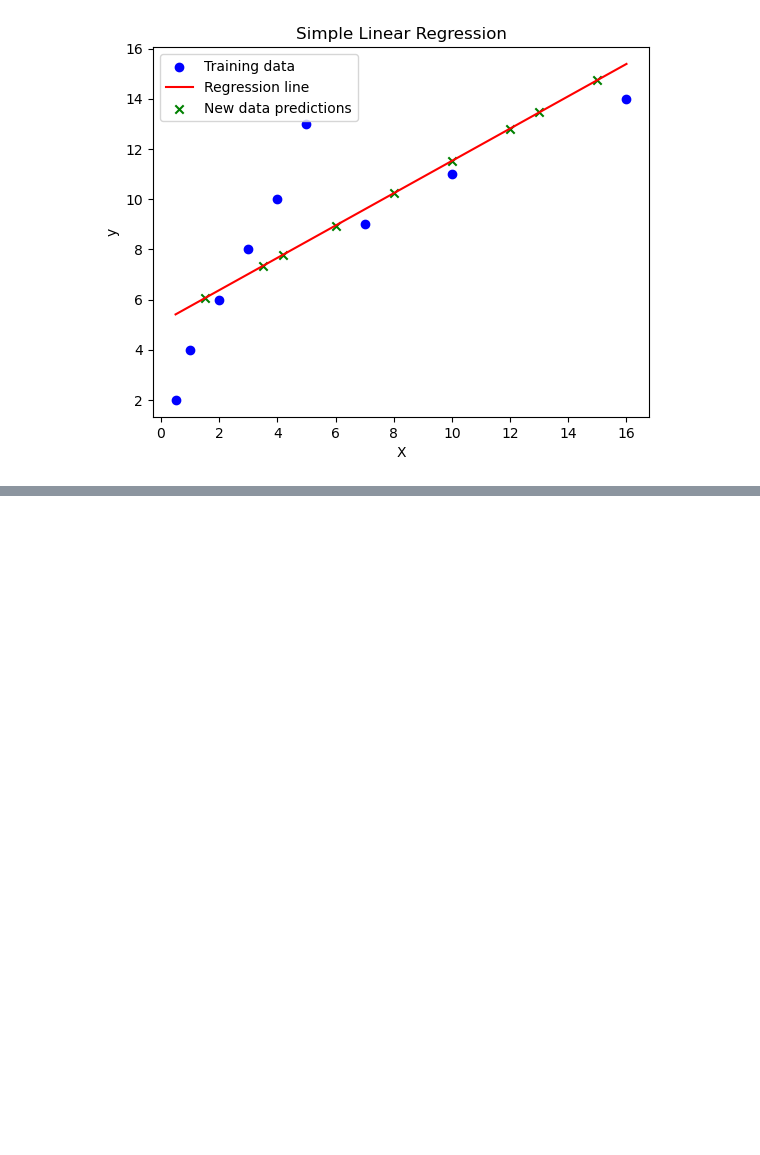
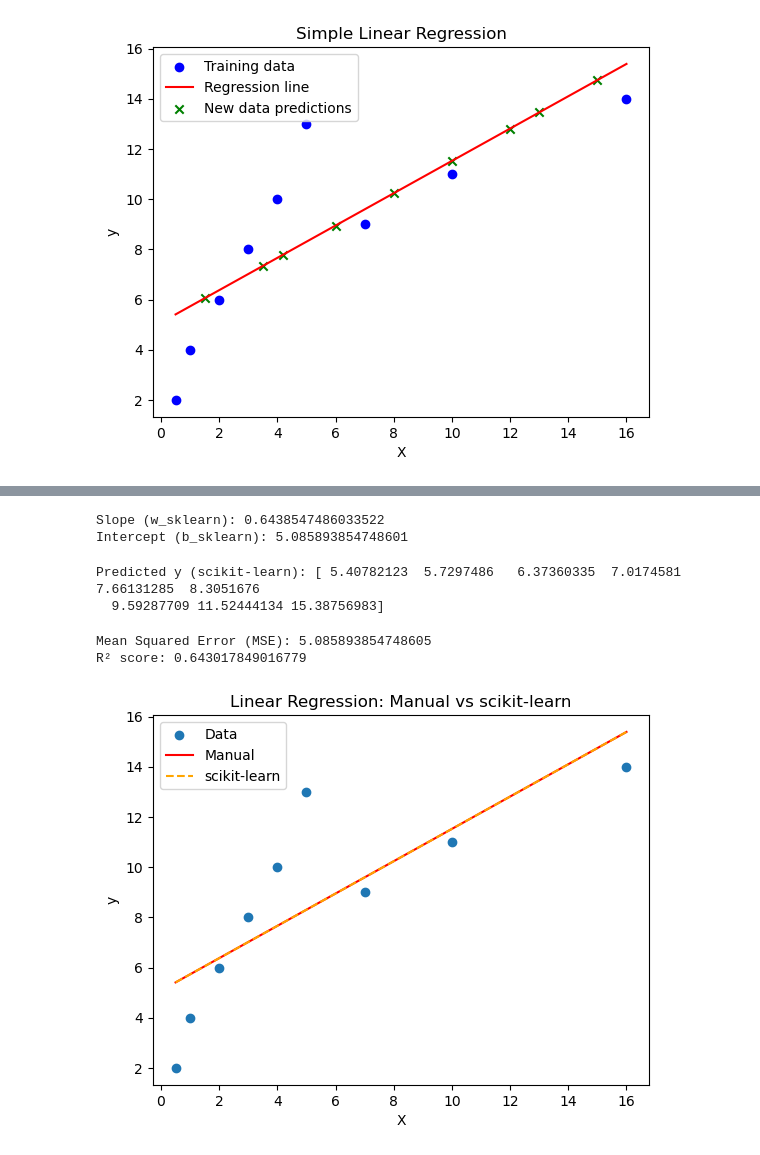
Before and after one commit to IsReda/Machine-Learning-Projects, a Jupyter notebook: 01_Linearregression/simple_linear_regression.ipynb, the cells around one changed output, grey strips where cells are left out. Saved outputs shown, nothing was run; the diff lists cells and outputs as text; code cells hidden in the pictures; blank space fills up the shorter version.

Commit message:
Add closed-form linear regression and scikit-learn comparison

```diff
--- a/01_Linearregression/simple_linear_regression.ipynb
+++ b/01_Linearregression/simple_linear_regression.ipynb
@@ -102,0 +132,62 @@ plt.show()
+# %%
+# 1. Prepare the dataset in the format required by scikit-learn.
+import numpy as np
+
+# Assume X_train and y_train are your original lists
+X_train_2d = np.array(X_train).reshape(-1, 1)  # convert to 2D array (n_samples, 1 feature)
+y_train_arr = np.array(y_train)                # convert to numpy array (1D)
+# %%
+# 2. Fit a `LinearRegression` model on the training data.
+from sklearn.linear_model import LinearRegression  # Import LinearRegression class from scikit-learn
+
+model = LinearRegression()  # Create a LinearRegression model object
+
+model.fit(X_train_2d, y_train_arr)  # Fit the model to the training data (X: 2D array, y: target values)
+# %%
+# 3. Extract the learned slope and intercept from the model.
+w_sklearn = model.coef_[0]      # Extract the slope (coefficient) from the fitted model
+b_sklearn = model.intercept_    # Extract the intercept from the fitted model
+
+print("Slope (w_sklearn):", w_sklearn)  # Print the slope
+print("Intercept (b_sklearn):", b_sklearn)  # Print the intercept
+# %% [output]
+Slope (w_sklearn): 0.6438547486033522
+Intercept (b_sklearn): 5.085893854748601
+# %%
+
+# 4. Use the model to make predictions.
+# Predict y values for the training set using the fitted model
+y_pred_sklearn = model.predict(X_train_2d)  # Returns an array of predicted y values
+
+# Print the predictions
+print("Predicted y (scikit-learn):", y_pred_sklearn)
+# %% [output]
+Predicted y (scikit-learn): [ 5.40782123  5.7297486   6.37360335  7.0174581   7.66131285  8.3051676
+  9.59287709 11.52444134 15.38756983]
+# %%
+# 5. Evaluate the model using metrics such as Mean Squared Error (MSE) and R².
+from sklearn.metrics import mean_squared_error, r2_score
+# Compute evaluation metrics
+mse = mean_squared_error(y_train_arr, y_pred_sklearn)  # Mean Squared Error
+r2 = r2_score(y_train_arr, y_pred_sklearn)            # R² score
+
+print("Mean Squared Error (MSE):", mse)
+print("R² score:", r2)
+# %% [output]
+Mean Squared Error (MSE): 5.085893854748605
+R² score: 0.643017849016779
+# %%
+# 6. Plot the regression line from scikit-learn alongside the manual closed-form solution.
+# Plot training data and regression lines
+import matplotlib.pyplot as plt
+
+plt.scatter(X_train, y_train_arr, label="Data")          # Original data points
+plt.plot(X_train, y_line, color="red", label="Manual")   # Manual closed-form line
+plt.plot(X_train, y_pred_sklearn, "--", color="orange", label="scikit-learn")  # sklearn line
+plt.xlabel("X")
+plt.ylabel("y")
+plt.title("Linear Regression: Manual vs scikit-learn")
+plt.legend()
+plt.show()
+# %% [output]
+[figure, added]
```
Also changed, not shown: parts of 2 cells of this notebook.
